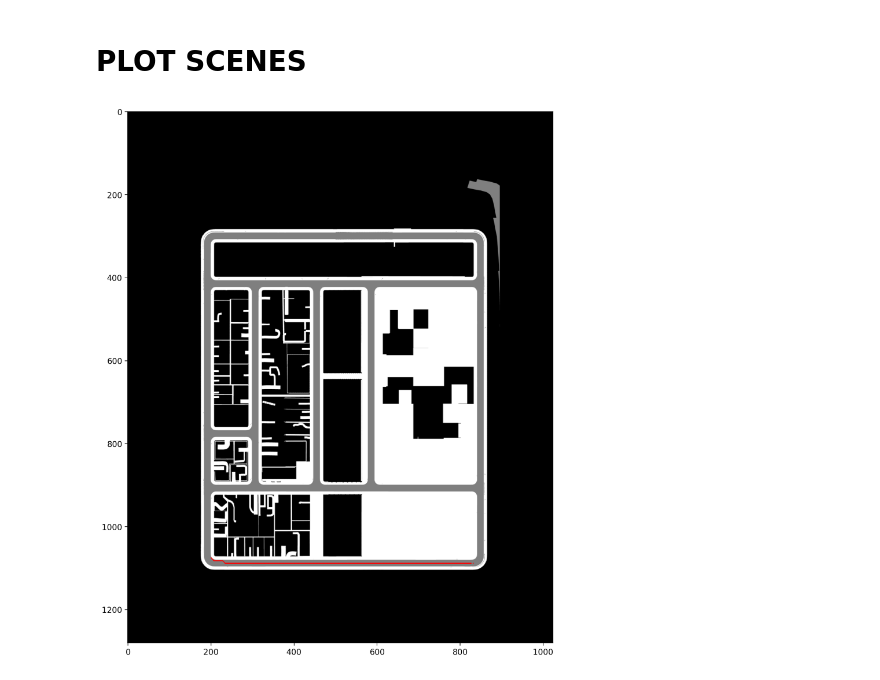
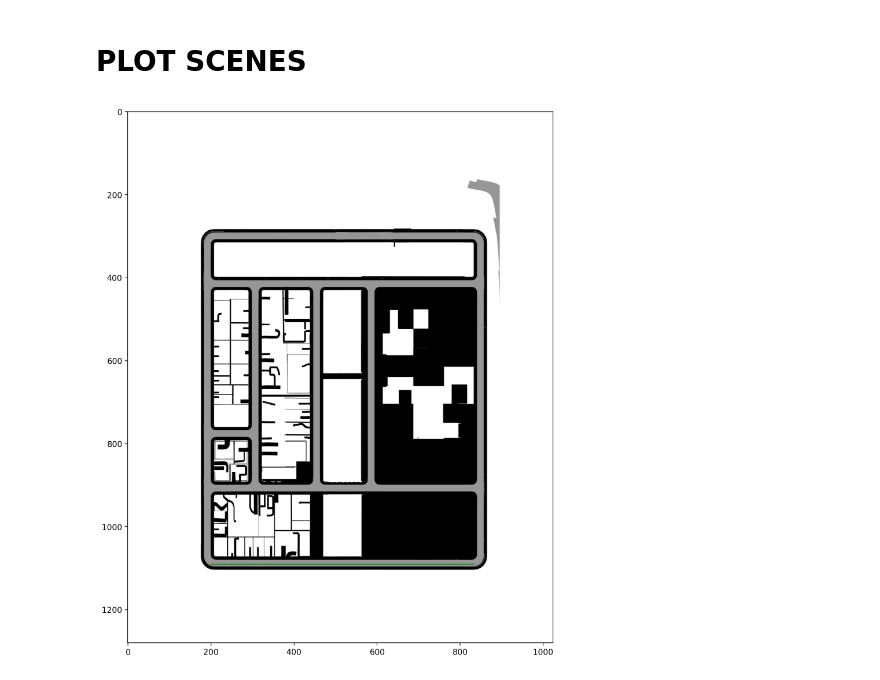
Before and after one commit to danielmtzbarba/carlabev-env, a Jupyter notebook: CarlaBEV/scripts/route_generator.ipynb, the cells around one changed output. Drawn from its saved outputs; the diff is of its cells as text; code cells hidden in the pictures.

```diff
--- a/CarlaBEV/scripts/route_generator.ipynb
+++ b/CarlaBEV/scripts/route_generator.ipynb
@@ -109,8 +127,8 @@ scene_df_13 = get_scene_df(scene_id, scene_dict_13)
 # %%
 from CarlaBEV.src.scenes import SceneBuilder
 # %%
-scene_builder = SceneBuilder(["scene_1-1", "scene_1-2", "scene_1-3"], 128)
-actors = scene_builder.get_scene_actors("scene_1-1")
+scene_builder = SceneBuilder(["scene_1-0", "scene_1-1", "scene_1-2", "scene_1-3"], 128)
+actors = scene_builder.get_scene_actors("scene_1-0")
 # %% [markdown]
 # PLOT SCENES
 # %%
@@ -124,9 +142,13 @@ from CarlaBEV.envs.utils import load_planning_map
 map = load_planning_map()
 # %%
 rx, ry = actors['agent']
+
+x0, y0 = rx[0], ry[0]
 # %%
-plt.imshow(map,  cmap='binary_r')
-plt.scatter(rx, ry, c='r', s=0.1)
+plt.imshow(map, cmap='Greys')
+plt.scatter(rx, ry, c='g', s=0.1)
+plt.scatter(x0, y0, c='r', s=0.1)
+
 plt.show()
 # %% [output]
-[figure, old version]
+[figure, new version]
```
Also changed, not shown: parts of 1 cell of this notebook, 7 other files.
